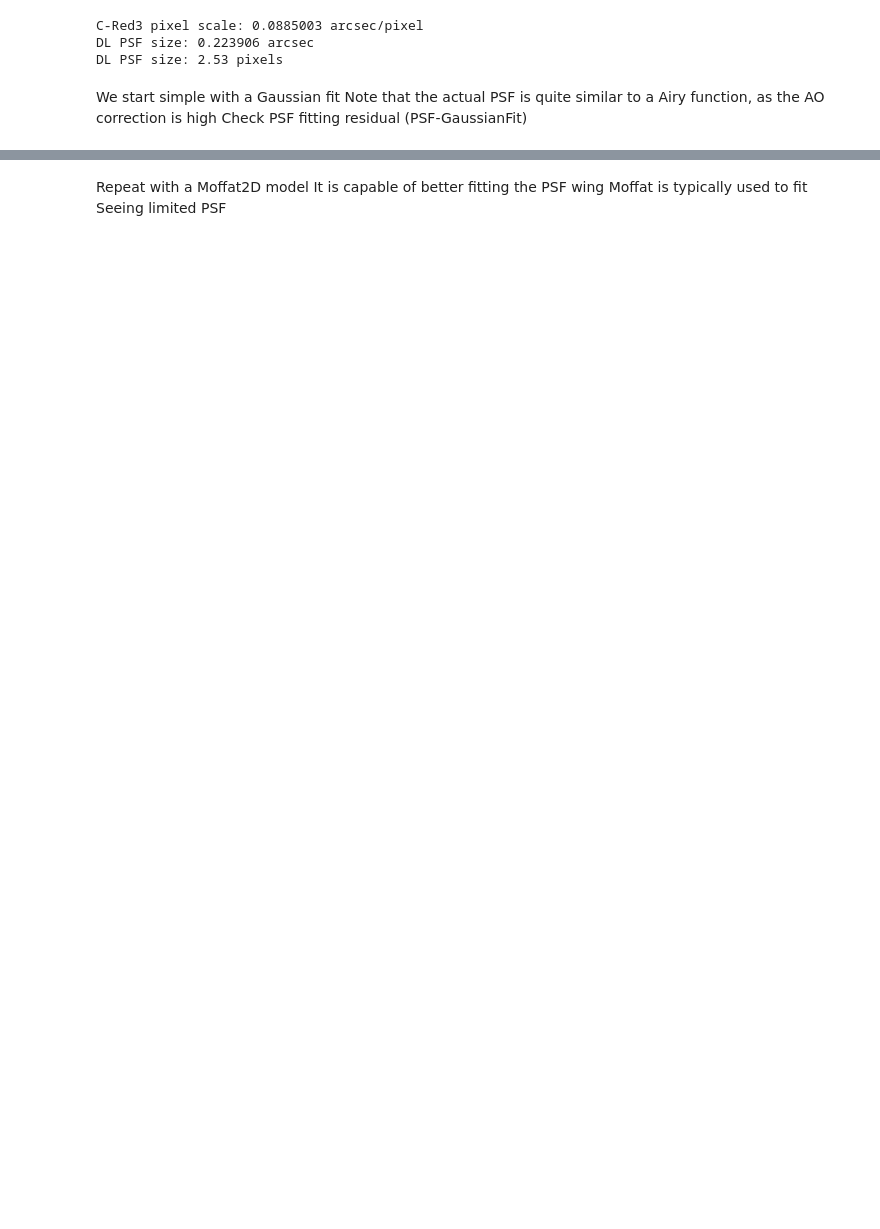
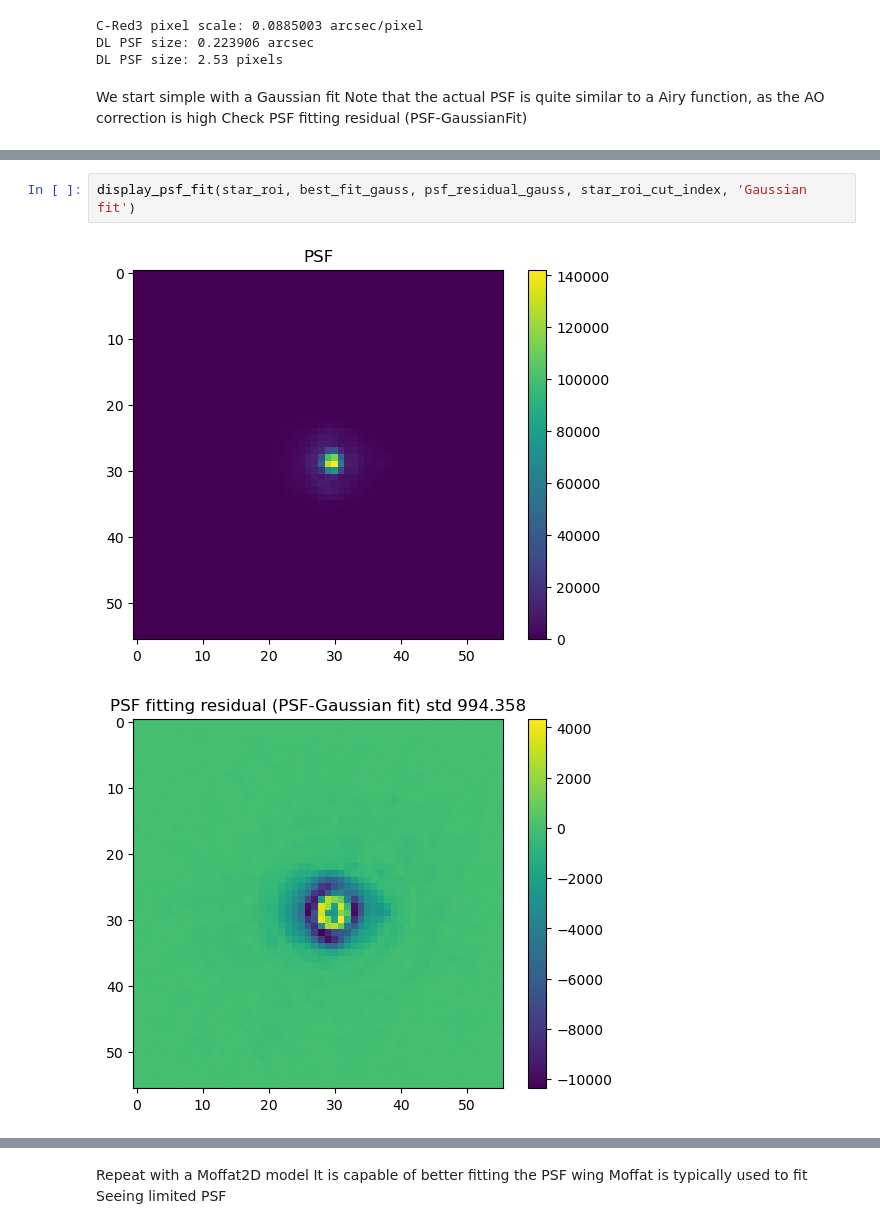
Before and after one commit to ArcetriAdaptiveOptics/OAO24, a Jupyter notebook: oao24/tutorials/tuto3/fwhm_estimate.ipynb, the cells around one changed output, grey strips where cells are left out. Saved outputs shown, nothing was run; the diff lists cells and outputs as text; blank space fills up the shorter version.

```diff
--- a/oao24/tutorials/tuto3/fwhm_estimate.ipynb
+++ b/oao24/tutorials/tuto3/fwhm_estimate.ipynb
@@ -115,0 +86,5 @@ plt.legend()
+# %%
+display_psf_fit(star_roi, best_fit_gauss, psf_residual_gauss, star_roi_cut_index, 'Gaussian fit')
+# %% [output]
+[figure, added]
+[figure, added]
```
Also changed, not shown: parts of 11 cells of this notebook, 3 other files.
